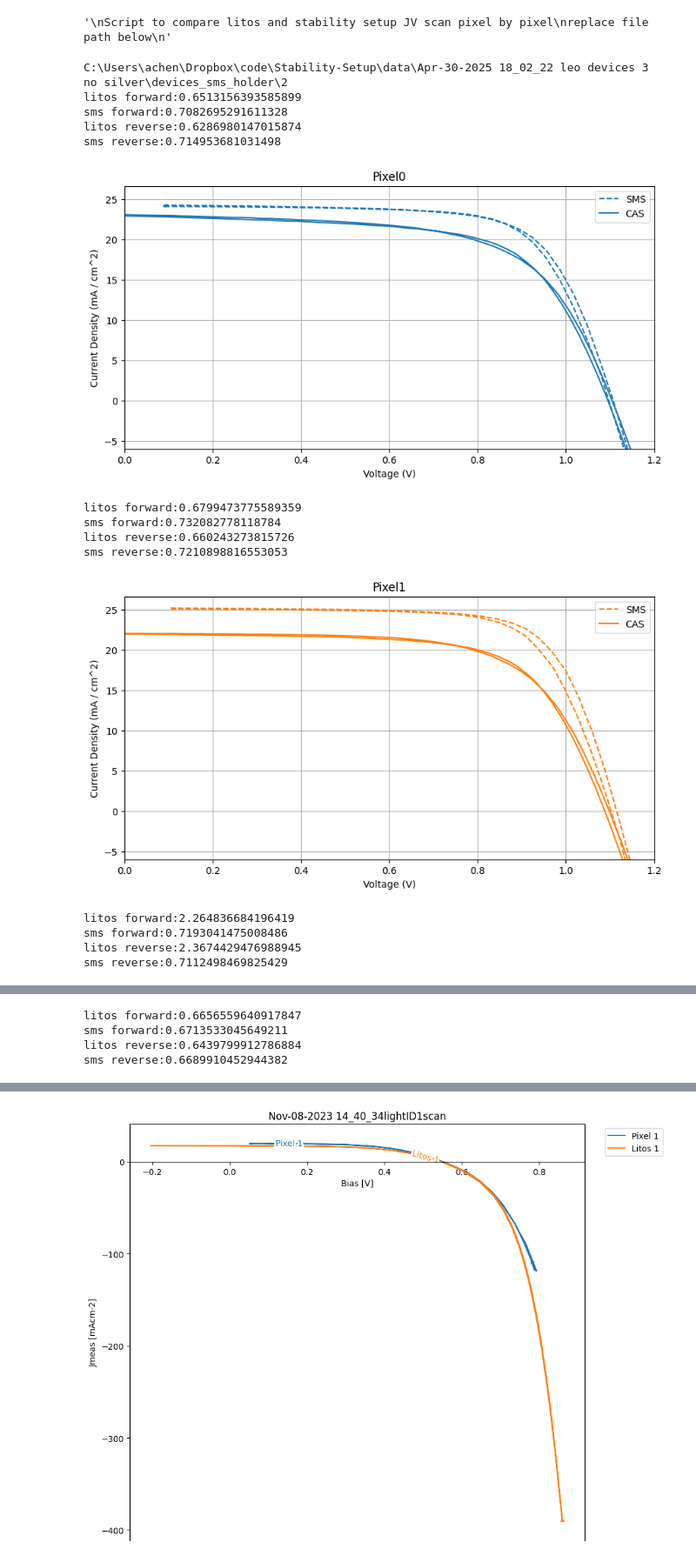
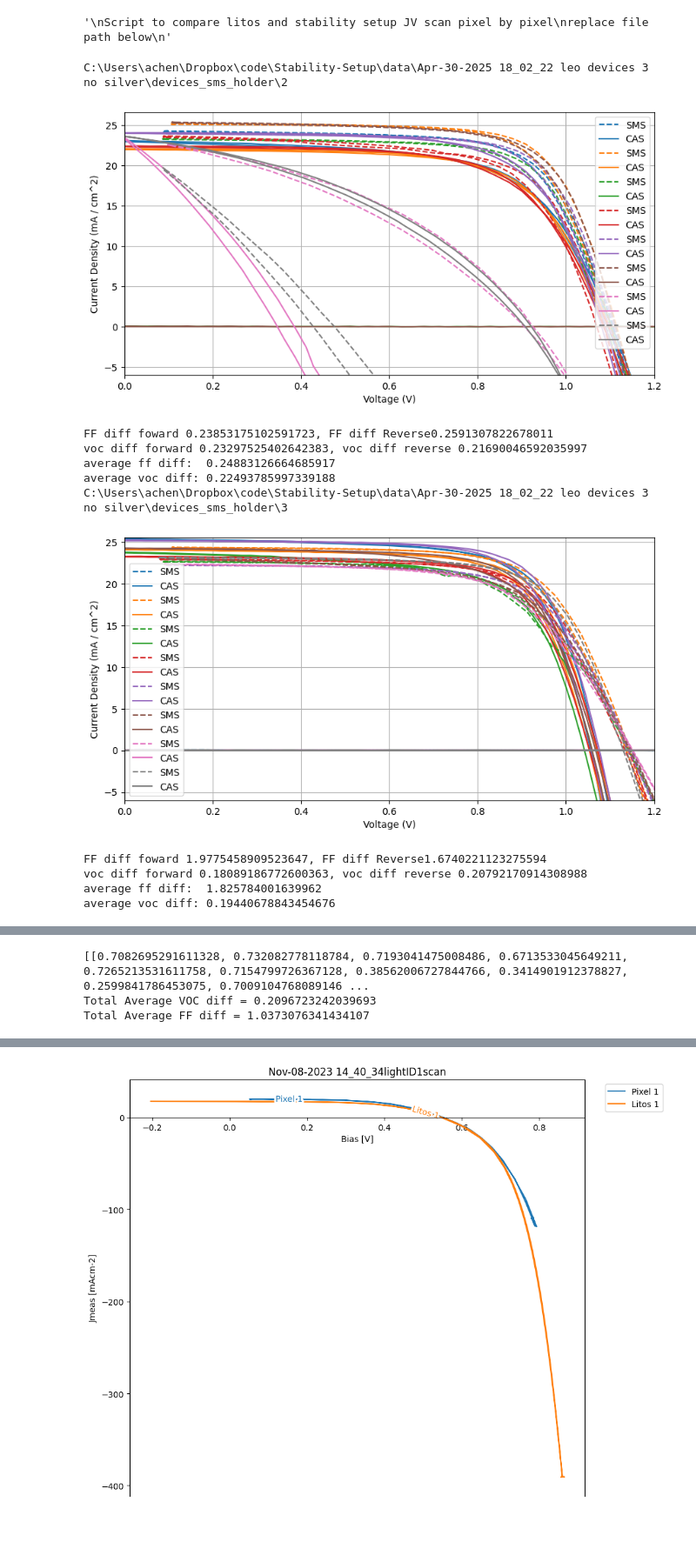
Before and after one commit to AndChen153/Stability-Setup, a Jupyter notebook: Stability-Setup_Python/data_visualization/scan_compare.ipynb, the cells around one changed output, grey strips where cells are left out. Shown at 87% size. Cells and saved outputs as stored; diff of their text form; code cells hidden in the pictures; blank space fills up the shorter version.

```diff
--- a/Stability-Setup_Python/data_visualization/scan_compare.ipynb
+++ b/Stability-Setup_Python/data_visualization/scan_compare.ipynb
@@ -156,16 +156,17 @@ def plot_difference(ss_file_path, litos_directory, litos_str, plot_size):
 	ff_sms_R, jsc_sms_r, voc_sms_r = get_stats(sms_Rv, sms_Ra)
 
 	colors = plt.rcParams['axes.prop_cycle'].by_key()['color']
+	plt.figure(figsize=(plot_size))
+	plt.xlim(0,1.2)
+	# plt.title(f"Pixel{i}")
+	top = max(np.max(pixel_mA), np.max(current))*1.05
+	plt.ylim(bottom = -6, top = top)
+	plt.xlabel('Voltage (V)')
+	plt.ylabel('Current Density (mA / cm^2)')
+	plt.grid()
+	ax = plt.gca()
 	for i in range(8):
-		plt.figure(figsize=(plot_size))
-		plt.xlim(0,1.2)
-		plt.title(f"Pixel{i}")
-		top = max(np.max(pixel_mA), np.max(current))*1.05
-		plt.ylim(bottom = -6, top = top)
-		plt.xlabel('Voltage (V)')
-		plt.ylabel('Current Density (mA / cm^2)')
-		plt.grid()
-		ax = plt.gca()
+
 		lineName = "SMS"
 		if ss_file_path:
 			plt.plot(pixel_V[:,i],
@@ -180,14 +181,14 @@ def plot_difference(ss_file_path, litos_directory, litos_str, plot_size):
 					 color=colors[i % len(colors)],
 					 label = "CAS")
 
-		print(f"litos forward:{ff_litos_f[i]}")
-		print(f"sms forward:{ff_sms_f[i]}")
-		print(f"litos reverse:{ff_litos_R[i]}")
-		print(f"sms reverse:{ff_sms_R[i]}")
+		# print(f"litos forward:{ff_litos_f[i]}")
+		# print(f"sms forward:{ff_sms_f[i]}")
+		# print(f"litos reverse:{ff_litos_R[i]}")
+		# print(f"sms reverse:{ff_sms_R[i]}")
 
 		# plt.legend(bbox_to_anchor=(0.25, 0.16))
-		plt.legend()
-		plt.show()
+	plt.legend()
+	plt.show()
 
 	ff_diff_forward = np.abs(ff_sms_f - ff_litos_f)
 	ff_diff_reverse = np.abs(ff_sms_R - ff_litos_R)
@@ -227,6 +228,7 @@ sms_files = [
 	# rf"C:\Users\achen\Dropbox\code\Stability-Setup\data\Apr-30-2025 18_02_22 leo devices 3 no silver\Apr-30-2025_18-04-54__ID4__light__scan.csv",
 ]
 litos_files = [
+
 	# rf"C:\Users\achen\Dropbox\code\Stability-Setup\data\Apr-30-2025 18_02_22 leo devices 3 no silver\devices\1",
 	rf"C:\Users\achen\Dropbox\code\Stability-Setup\data\Apr-30-2025 18_02_22 leo devices 3 no silver\devices_sms_holder\2",
 	rf"C:\Users\achen\Dropbox\code\Stability-Setup\data\Apr-30-2025 18_02_22 leo devices 3 no silver\devices_sms_holder\3",
@@ -248,8 +250,8 @@ for ss_file, litos in files:
 	# print(np.argsort(ff_diffs_reverse))
 	# print(np.argsort(voc_diffs_forward))
 	# print(np.argsort(voc_diffs_reverse))
-	print(np.mean(ff_diff_forward), np.mean(ff_diff_reverse))
-	print(np.mean(voc_diff_forward), np.mean(voc_diff_reverse))
+	print(f"FF diff foward {np.mean(ff_diff_forward)}, FF diff Reverse{np.mean(ff_diff_reverse)}")
+	print(f"voc diff forward {np.mean(voc_diff_forward)}, voc diff reverse {np.mean(voc_diff_reverse)}")
 
 	print("average ff diff: ", np.mean([np.mean(ff_diff_forward), np.mean(ff_diff_reverse)]))
 	print("average voc diff:", np.mean([np.mean(voc_diff_forward), np.mean(voc_diff_reverse)]))
@@ -263,44 +265,41 @@ for ss_file, litos in files:
 labels_ff = ['Forward FF SMS', 'Forward FF Litos',
 			 'Reverse FF SMS', 'Reverse FF Litos']
 
 fig, ax = plt.subplots()
 
 ax.boxplot(box_plot_data_ff, labels=labels_ff)
 
 # — axis cosmetics —
 ax.set_xticklabels(labels_ff, rotation=45, ha='right')
 ax.set_title("SMS vs Litos Fill Factor (All 4 Devices)")
 ax.set_ylabel("Fill factor")		  # “V” → probably “–” for dimensionless FF
 
 # —-------------------------------------
 ax.set_ylim(0, 1)   # <-- change the numbers to whatever bounds you want
 # —-------------------------------------
 
 plt.tight_layout()
 plt.show()
 
 labels_voc = ['Forward Voc SMS', 'Forward Voc Litos','Reverse Voc SMS','Reverse Voc Litos',]
 plt.boxplot(box_plot_data_voc, labels=labels_voc)
 plt.xticks(rotation=45, ha='right')  # Rotate labels diagonally
 plt.title("SMS vs Litos Voc (All 4 Devices)")
 plt.ylabel("V")
 plt.show()
 print(box_plot_data_ff)
 print(f"Total Average VOC diff = {np.mean(average_VOC)}")
 print(f"Total Average FF diff = {np.mean(average_FF)}")
 # %% [output]
 C:\Users\achen\Dropbox\code\Stability-Setup\data\Apr-30-2025 18_02_22 leo devices 3 no silver\devices_sms_holder\2
-litos forward:0.6513156393585899
-sms forward:0.7082695291611328
-litos reverse:0.6286980147015874
-sms reverse:0.714953681031498
-[figure, old version]
+[figure, new version]
-litos forward:0.6799473775589359
-sms forward:0.732082778118784
-litos reverse:0.660243273815726
-sms reverse:0.7210898816553053
+FF diff foward 0.23853175102591723, FF diff Reverse0.2591307822678011
+voc diff forward 0.23297525402642383, voc diff reverse 0.21690046592035997
+average ff diff:  0.24883126664685917
+average voc diff: 0.22493785997339188
+C:\Users\achen\Dropbox\code\Stability-Setup\data\Apr-30-2025 18_02_22 leo devices 3 no silver\devices_sms_holder\3
-[figure, old version]
+[figure, new version]
-litos forward:2.264836684196419
-sms forward:0.7193041475008486
-litos reverse:2.3674429476988945
-sms reverse:0.7112498469825429
+FF diff foward 1.9775458909523647, FF diff Reverse1.6740221123275594
+voc diff forward 0.18089186772600363, voc diff reverse 0.20792170914308988
+average ff diff:  1.825784001639962
+average voc diff: 0.19440678843454676
@@ -308,4 +308,3 @@ sms reverse:0.7112498469825429
-litos forward:0.6656559640917847
-sms forward:0.6713533045649211
-litos reverse:0.6439799912786884
-sms reverse:0.6689910452944382
+[[0.7082695291611328, 0.732082778118784, 0.7193041475008486, 0.6713533045649211, 0.7265213531611758, 0.7154799726367128, 0.38562006727844766, 0.3414901912378827, 0.2599841786453075, 0.7009104768089146 ...
+Total Average VOC diff = 0.2096723242039693
+Total Average FF diff = 1.0373076341434107
```
Also changed, not shown: parts of 1 cell of this notebook, 9 other files.
